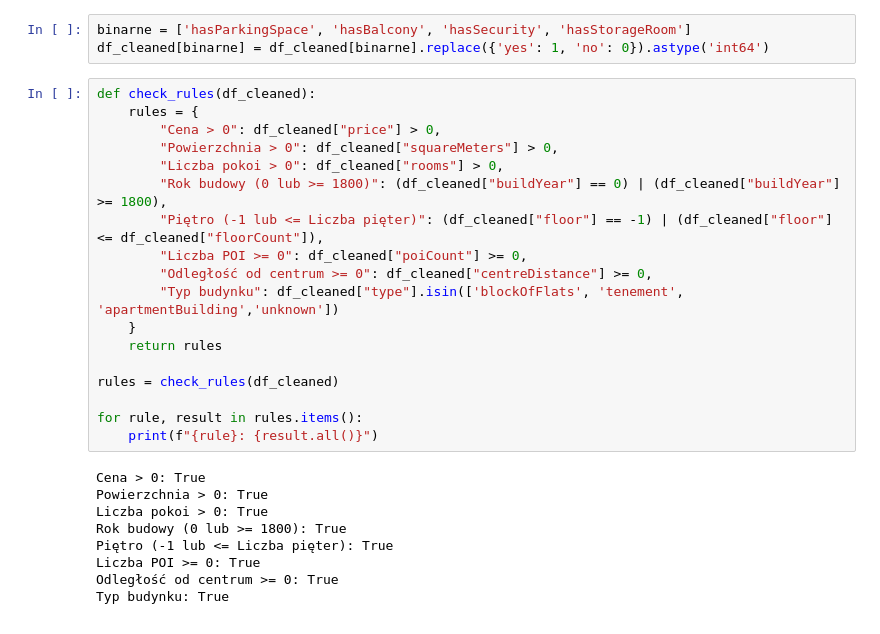
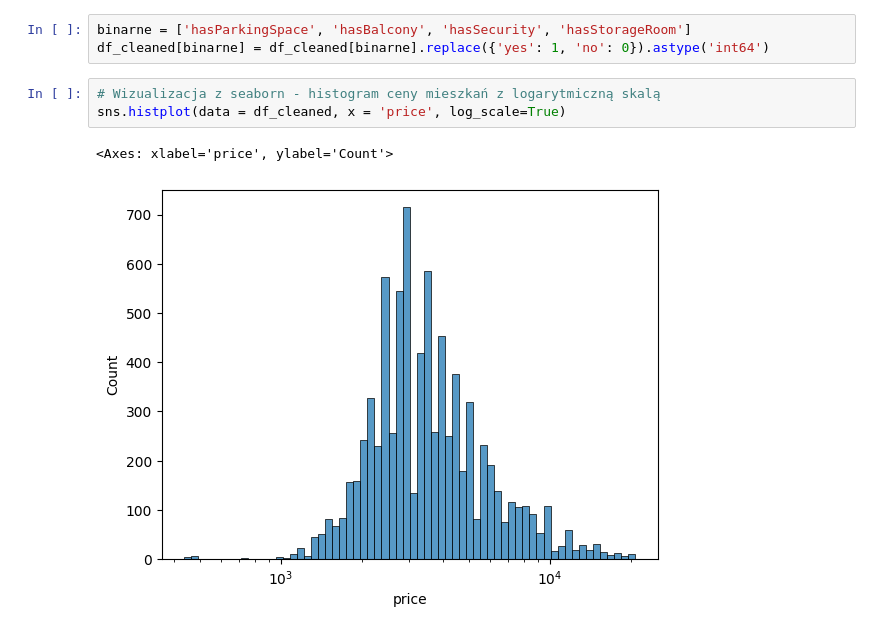
Before and after one commit to annagrajkowska/Projekt-Analiza-i-wizualizacja-danych-Python, a Jupyter notebook: Analiza.ipynb, the cells around one changed output. Cells and saved outputs as stored; diff of their text form.

Commit message:
Wizualizacja 1

```diff
--- a/Analiza.ipynb
+++ b/Analiza.ipynb
@@ -161,30 +160,9 @@ df_cleaned[['id']] = df_cleaned[['id']].astype('str')
 # %%
 binarne = ['hasParkingSpace', 'hasBalcony', 'hasSecurity', 'hasStorageRoom']
 df_cleaned[binarne] = df_cleaned[binarne].replace({'yes': 1, 'no': 0}).astype('int64')
-# %%
-def check_rules(df_cleaned):
-    rules = {
-        "Cena > 0": df_cleaned["price"] > 0,
-        "Powierzchnia > 0": df_cleaned["squareMeters"] > 0,
-        "Liczba pokoi > 0": df_cleaned["rooms"] > 0,
-        "Rok budowy (0 lub >= 1800)": (df_cleaned["buildYear"] == 0) | (df_cleaned["buildYear"] >= 1800),
-        "Piętro (-1 lub <= Liczba pięter)": (df_cleaned["floor"] == -1) | (df_cleaned["floor"] <= df_cleaned["floorCount"]),
-        "Liczba POI >= 0": df_cleaned["poiCount"] >= 0,
-        "Odległość od centrum >= 0": df_cleaned["centreDistance"] >= 0,
-        "Typ budynku": df_cleaned["type"].isin(['blockOfFlats', 'tenement', 'apartmentBuilding','unknown'])
-    }
-    return rules
-
-rules = check_rules(df_cleaned)
-
-for rule, result in rules.items():
-    print(f"{rule}: {result.all()}")
-# %% [output]
-Cena > 0: True
-Powierzchnia > 0: True
-Liczba pokoi > 0: True
-Rok budowy (0 lub >= 1800): True
-Piętro (-1 lub <= Liczba pięter): True
-Liczba POI >= 0: True
-Odległość od centrum >= 0: True
-Typ budynku: True
+# %%
+# Wizualizacja z seaborn - histogram ceny mieszkań z logarytmiczną skalą
+sns.histplot(data = df_cleaned, x = 'price', log_scale=True)
+# %% [output]
+<Axes: xlabel='price', ylabel='Count'>
+[figure, added]
```
Also changed, not shown: parts of 7 cells of this notebook.
